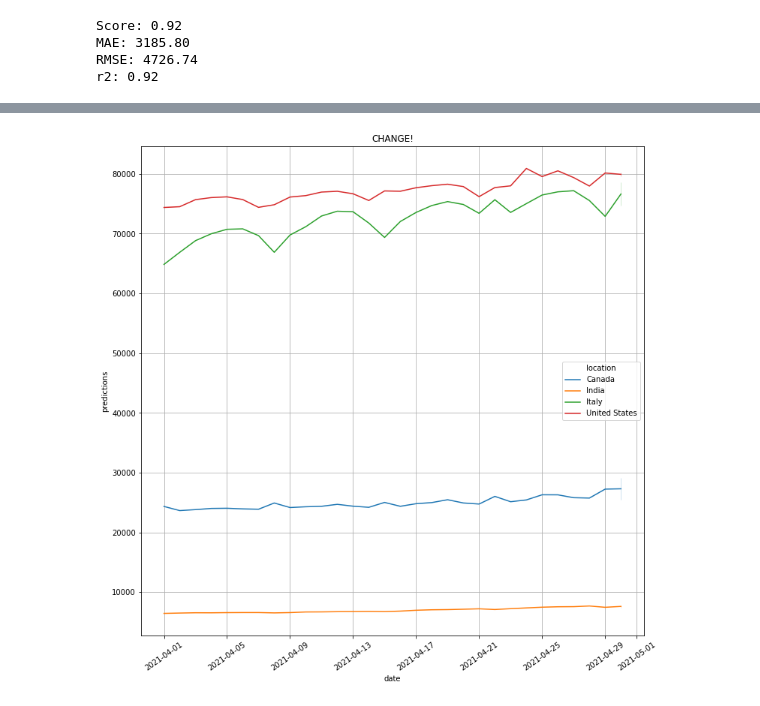
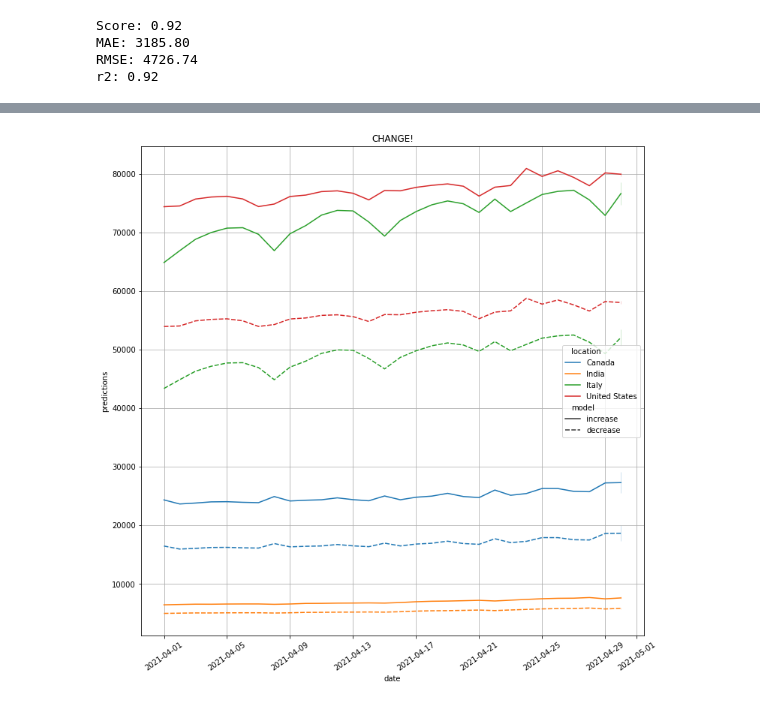
Before and after one commit to WhipSnake23/Python-Class-Project, a Jupyter notebook: Notebooks/Ian - Class Project Work.ipynb, the cells around one changed output, grey strips where cells are left out. Drawn from its saved outputs; the diff is of its cells as text; code cells hidden in the pictures.

Commit message:
Combineded the Chart

```diff
--- a/Notebooks/Ian - Class Project Work.ipynb
+++ b/Notebooks/Ian - Class Project Work.ipynb
@@ -112,12 +112,32 @@ r2: 0.92
 #MarchCovidData.insert(6,"new_cases_per_mil_Increase",(MarchCovidData['new_cases_per_million'] * .15) + MarchCovidData['new_cases_per_million'],True)
 #MarchCovidData.insert(7,"total_deaths_per_mil_Increase",(MarchCovidData['total_deaths_per_million'] * .15) + MarchCovidData['total_deaths_per_million'] ,True)
 
-MarchCovidData["total_deaths_per_million"] = (MarchCovidData['total_deaths_per_million'] * .15) + MarchCovidData['total_deaths_per_million']
-MarchCovidData["new_cases_per_million"] = (MarchCovidData['new_cases_per_million'] * .15) + MarchCovidData['new_cases_per_million']
-MarchCovidData["date"] = MarchCovidData["date"] + DateOffset(months=1)
+MarchCovidDataIncrease = MarchCovidData.copy()
 
-MarchCovidData["predictions"] = MarchCovidData[featureColumns].apply(
+MarchCovidDataIncrease["total_deaths_per_million"] = (MarchCovidDataIncrease['total_deaths_per_million'] * .15) + MarchCovidDataIncrease['total_deaths_per_million']
+MarchCovidDataIncrease["new_cases_per_million"] = (MarchCovidDataIncrease['new_cases_per_million'] * .15) + MarchCovidDataIncrease['new_cases_per_million']
+MarchCovidDataIncrease["date"] = MarchCovidDataIncrease["date"] + DateOffset(months=1)
+MarchCovidDataIncrease.insert(6,"model","increase",True)
+
+MarchCovidDataIncrease["predictions"] = MarchCovidDataIncrease[featureColumns].apply(
     lambda s: model.predict(s.values[None])[0], axis=1
 )
 
-#MarchCovidData
+
+
+##### DECREASE
+MarchCovidDataDecrease = MarchCovidData.copy()
+MarchCovidDataDecrease["total_deaths_per_million"] = MarchCovidDataDecrease['total_deaths_per_million'] - (MarchCovidDataDecrease['total_deaths_per_million'] * .15)
+MarchCovidDataDecrease["new_cases_per_million"] = MarchCovidDataDecrease['new_cases_per_million'] - (MarchCovidDataDecrease['new_cases_per_million'] * .15)
+MarchCovidDataDecrease["date"] = MarchCovidDataDecrease["date"] + DateOffset(months=1)
+MarchCovidDataDecrease.insert(6,"model","decrease",True)
+
+MarchCovidDataDecrease["predictions"] = MarchCovidDataDecrease[featureColumns].apply(
+    lambda s: model.predict(s.values[None])[0], axis=1
+)
+
+#MarchCovidDataDecrease
+#MarchCovidDataIncrease
+
+combinedDataframe = pd.concat([MarchCovidDataIncrease, MarchCovidDataDecrease])
+combinedDataframe
@@ -124,11 +158,11 @@ MarchCovidData["predictions"] = MarchCovidData[featureColumns].apply(
 # %%
-#Sets figure size
+# #Sets figure size
 plt.figure(figsize=(12,12))
 #rotates the x axis
 plt.xticks(rotation=35)
 #ensures grid lines are on the image
 plt.grid(b=True,which='major')
-chartPollution = sns.lineplot(data=MarchCovidData, x="date", y="predictions", hue="location").set_title("CHANGE!")
+chartPollution = sns.lineplot(data=combinedDataframe, x="date", y="predictions", hue="location",style="model").set_title("CHANGE!")
 chartPollution.figure.canvas.draw()
 # %% [output]
-[figure, old version]
+[figure, new version]
```
Also changed, not shown: parts of 2 cells of this notebook.
